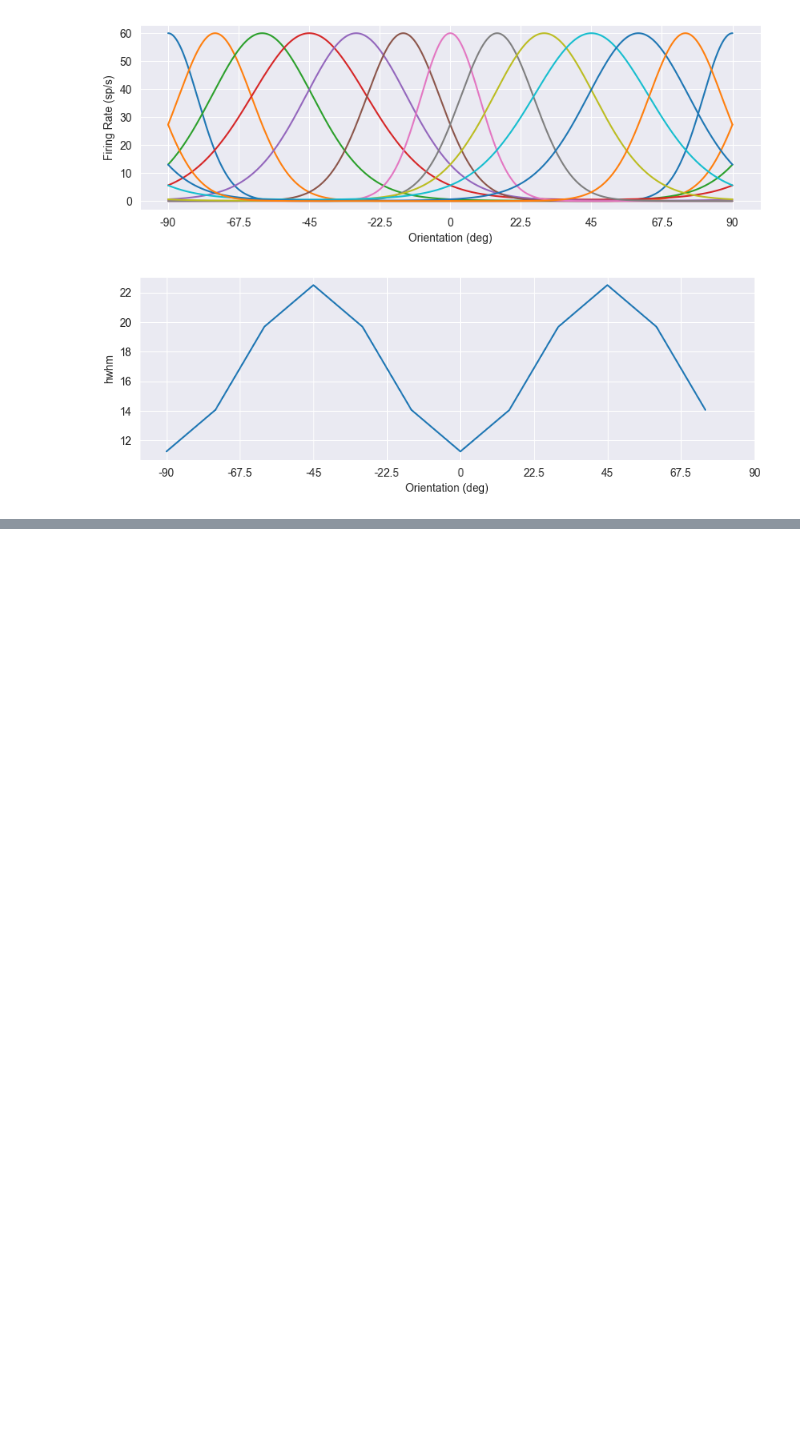
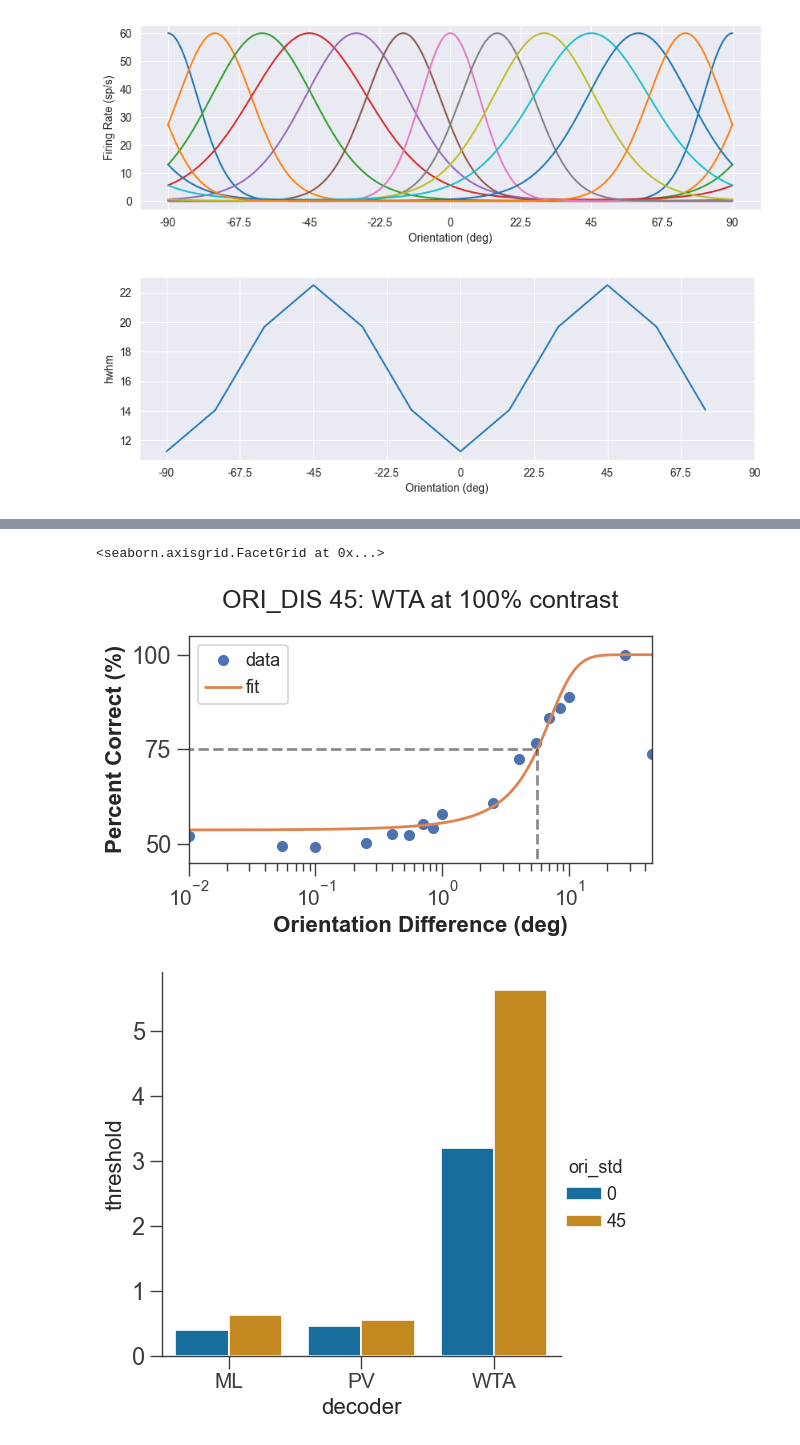
Before and after one commit to RichardJamesLeadbeater/TaskSpecificNeuralMechanismsShapeOrientationPerception, a Jupyter notebook: Modelling/Modelling Flow.ipynb, the cells around one changed output, grey strips where cells are left out. Drawn from its saved outputs; the diff is of its cells as text; code cells hidden in the pictures; blank space fills up the shorter version.

```diff
--- a/Modelling/Modelling Flow.ipynb
+++ b/Modelling/Modelling Flow.ipynb
@@ -177,35 +177,39 @@ Simulating model performance on orientation-discrimination task
 # Step 0 - Define the model parameters (anisotropic bandwidths)
 cardinal =  Params({
     'n_prefs': 45, 'hwhm': 28.1 * 0.5, 'rmax': 60, 'noise_scale': 1,
     **fixed_params
 })
 oblique = Params({
     'n_prefs': 45, 'hwhm': 28.1, 'rmax': 60, 'noise_scale': 1,
     **fixed_params
 })
 
 model = gen_population_code(cardinal, oblique, orispace,
-                            g_params={'tuning_dist': tuning_dist, 'pooling_q': 6}
+                            g_params={'pooling_q': 6}
                             )
 # Step 1 - Define the orientation differences between standard and comparison stimuli
 levels_ori_diff = np.hstack([
     np.linspace(0.01, 0.1, 3),
     np.linspace(0.1, 1, 7),
     np.linspace(1, 10, 7),
     np.linspace(10, 45, 3),
 ])  # Cover a wide range of possible performance
 levels_ori_diff = np.asarray(list(set(levels_ori_diff)))  # Remove repeated values
 
 # Step 2 - Run simulation for each standard orientation
 oridis_data = run(
     task='ori_dis', experiment=mocs_task, model=model, decoders=decoders_ori, stdoris=[0, 45],
-    contrasts=[100], design='mocs', run_type_=run_type, n_level_reps=500,
+    contrasts=[100], design='mocs', run_type_=run_type, n_level_reps=1000,
     _plot_psychometric=True, levels=levels_ori_diff,
 )
 
 # Plot curve fit to psychometric function to calculate threshold (x value at 75% correct)
 fig = sns.catplot(data=oridis_data, x='decoder', y='threshold', hue='ori_std', dodge=4, palette='colorblind', kind='bar');
 display(fig)
+# %% [output]
+<seaborn.axisgrid.FacetGrid at 0x...>
+[figure, added]
+[figure, added]
 # %%
 '''
 Simulating spatial frequency
```
Also changed, not shown: parts of 6 cells of this notebook, 1 other file.
